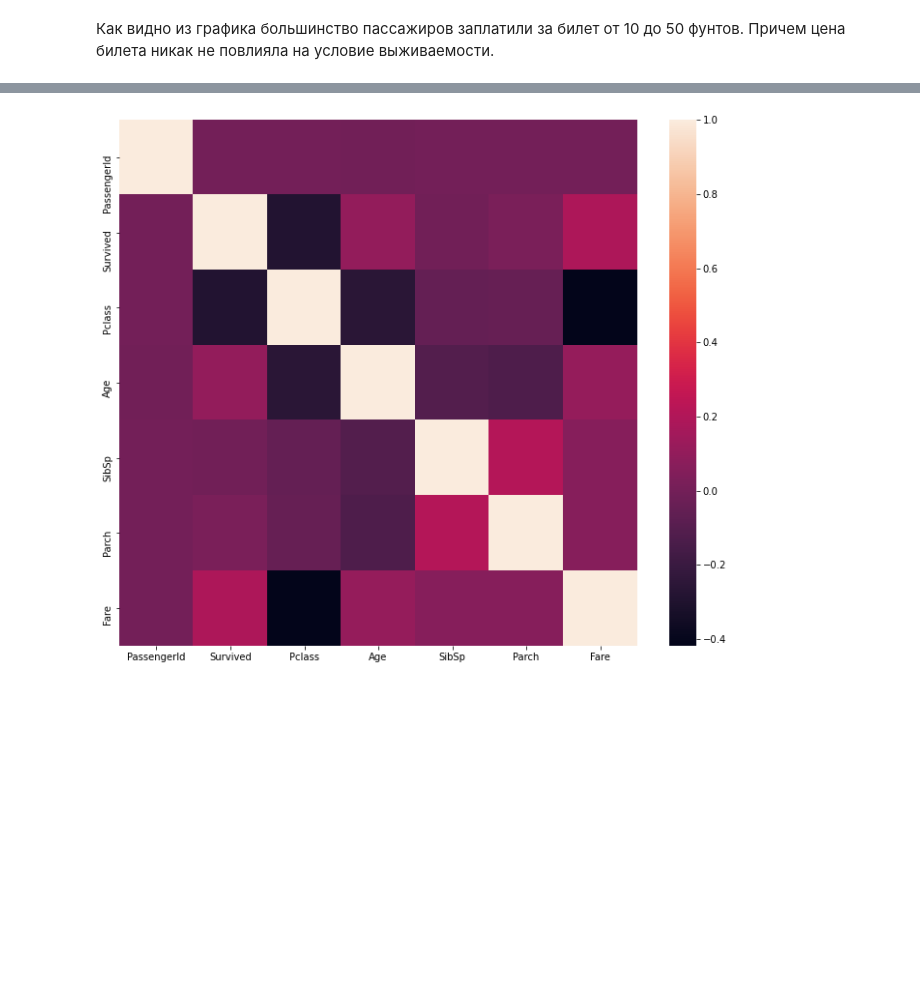
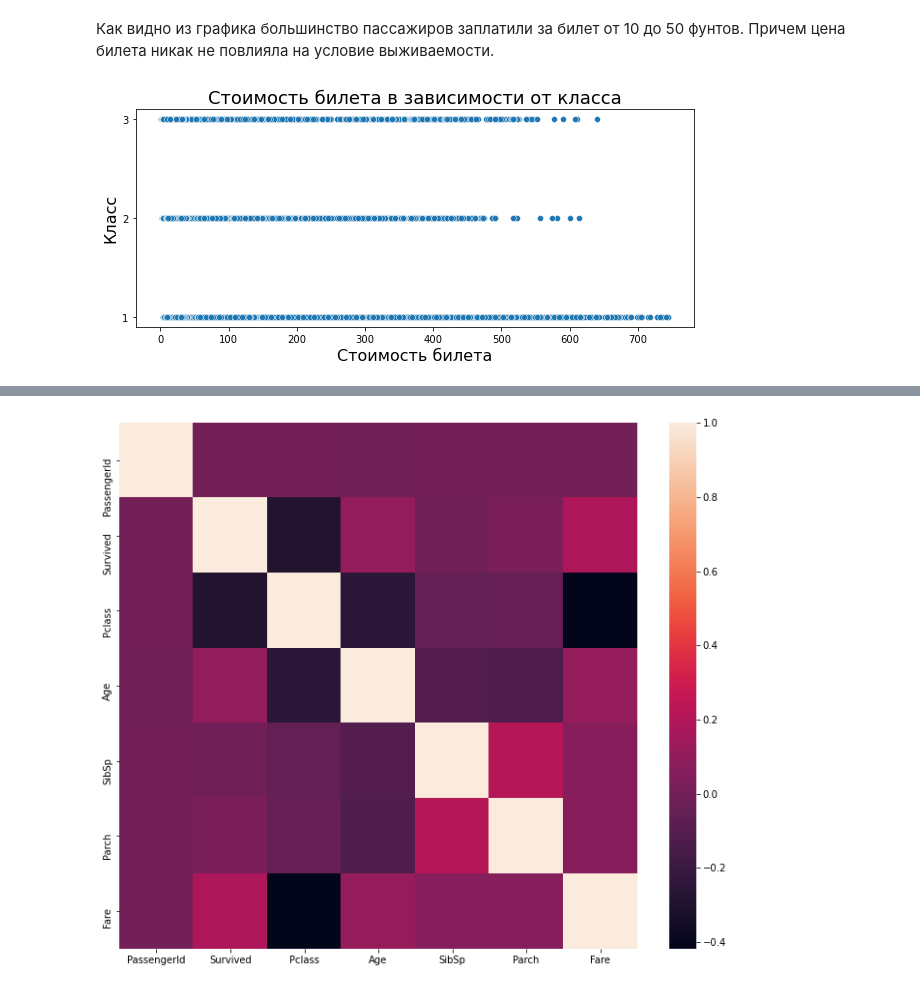
Before and after one commit to Alexandr-M-85/RS_School_ML_intro, a Jupyter notebook: eda.ipynb, the cells around one changed output, grey strips where cells are left out. Saved outputs shown, nothing was run; the diff lists cells and outputs as text; code cells hidden in the pictures; blank space fills up the shorter version.

```diff
--- a/eda.ipynb
+++ b/eda.ipynb
@@ -200,6 +207,9 @@ plt.show()
 [figure]
 # %% [markdown]
 По данному графику видно, что соотношение выживших и утонувших пассажиров от 40 лет примерно одинаковое. Пассажиры в возрасте покупали билеты классом повыше. У классов повыше расстояние до шлюпочной палубы меньше, чем у пассажиров 3-го класса.
+# %%
+# заполним пропуски в признаке возраста пассажиров медианным значением
+data['Age'] = data['Age'].fillna(data['Age'].median())
 # %% [markdown]
 ### SibSp
 # %%
@@ -277,3 +287,14 @@ plt.show()
 [figure]
 # %% [markdown]
 Как видно из графика большинство пассажиров заплатили за билет от 10 до 50 фунтов. Причем цена билета никак не повлияла на условие выживаемости.
+# %%
+# посмотрим на график зависимости цены билета от класса
+plt.figure(figsize=(10,4))
+sns.scatterplot(y='Pclass', x='Fare', data=data)
+plt.title('Стоимость билета в зависимости от класса', fontdict={'fontsize':18})
+plt.ylabel('Класс', size=16)
+plt.xlabel('Стоимость билета', size=16)
+plt.yticks([1, 2, 3])
+plt.show()
+# %% [output]
+[figure, added]
```
Also changed, not shown: parts of 10 cells of this notebook.
